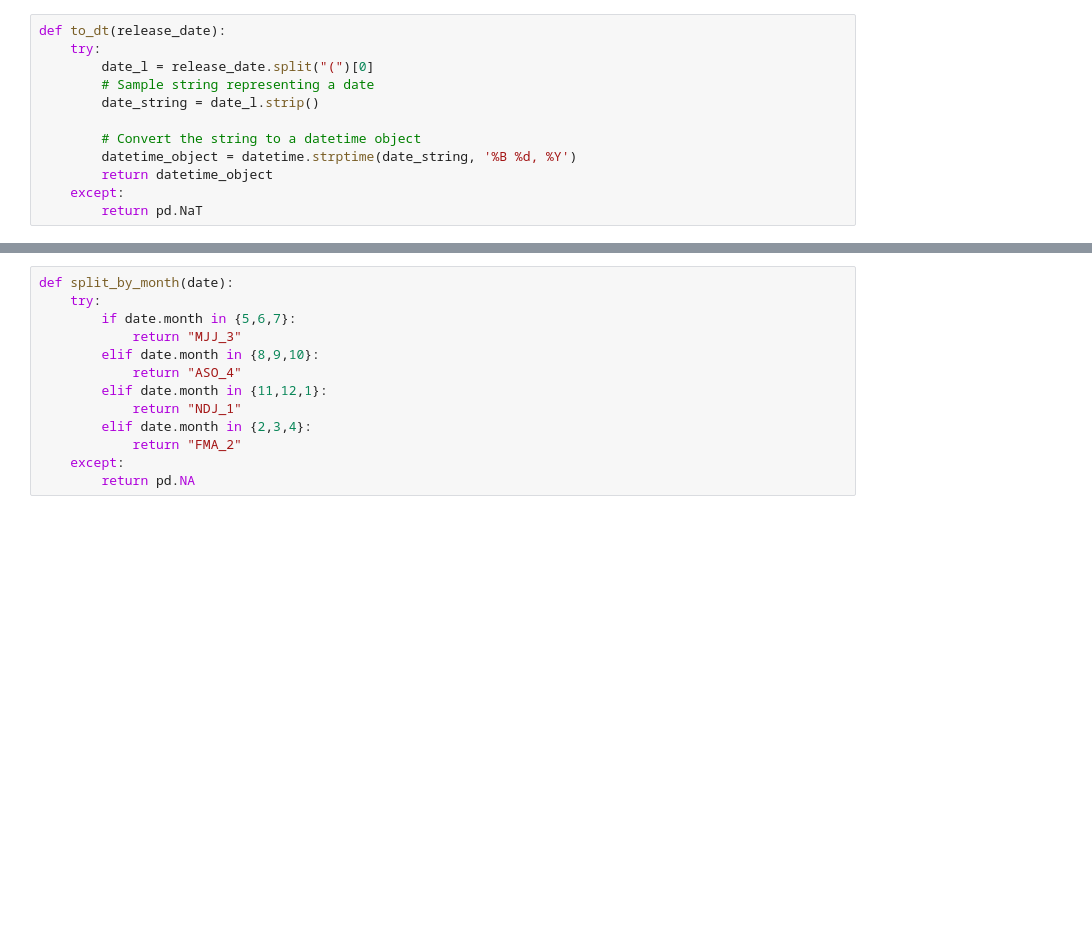
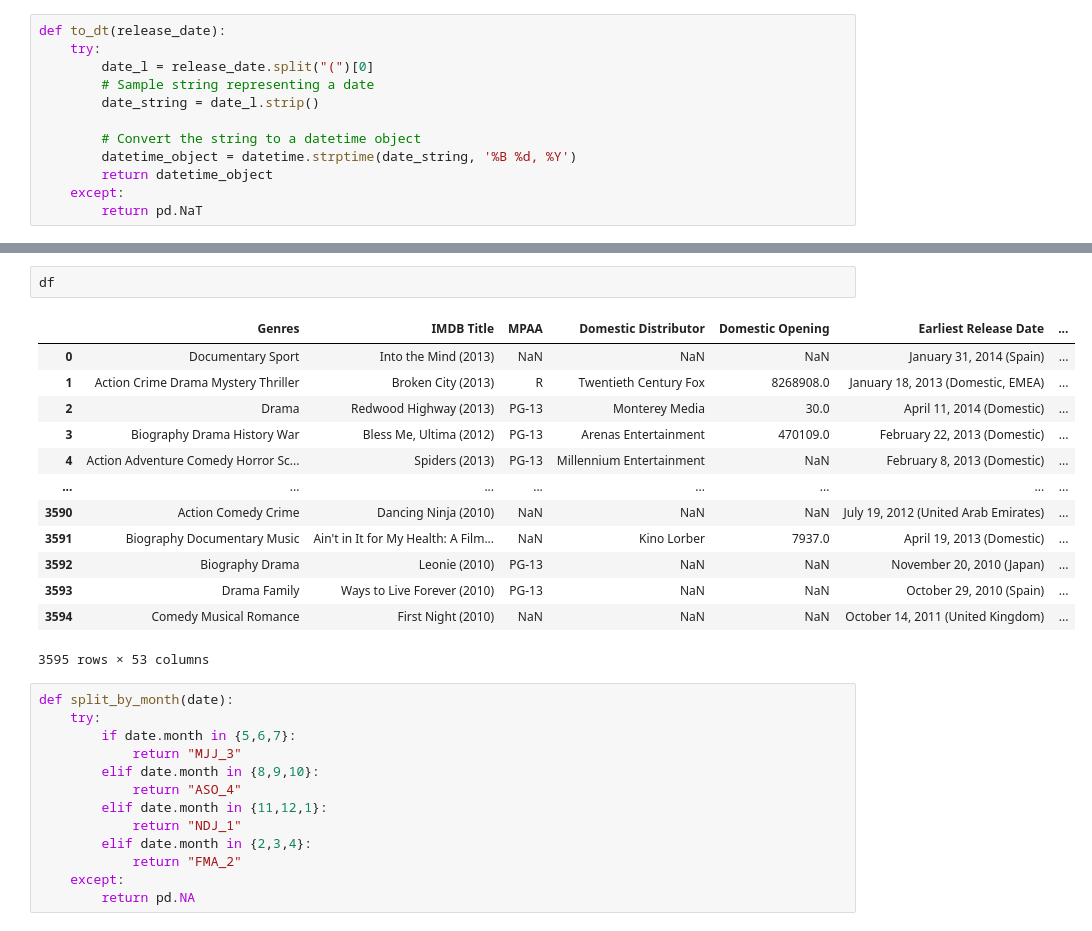
Before and after one commit to samob917/en553.602.FA23, a Jupyter notebook: 3. Data Preparation/3.3 Construct Data/add_holidays_and_seasons.ipynb, the cells around one changed output, grey strips where cells are left out. Cells and saved outputs as stored; diff of their text form; blank space fills up the shorter version.

```diff
--- a/3. Data Preparation/3.3 Construct Data/add_holidays_and_seasons.ipynb
+++ b/3. Data Preparation/3.3 Construct Data/add_holidays_and_seasons.ipynb
@@ -44,6 +44,22 @@ for date in df["US Release Date"]:
 2013-03-22 00:00:00+00:00
 2013-07-19 00:00:00+00:00
 2013-05-03 00:00:00+00:00
+# %%
+df
+# %% [output]
+|  | Genres | IMDB Title | MPAA | Domestic Distributor | Domestic Opening | Earliest Release Date | ... |
+| 0 | Documentary Sport | Into the Mind (2013) | NaN | NaN | NaN | January 31, 2014 (Spain) | ... |
+| 1 | Action Crime Drama Mystery Thriller | Broken City (2013) | R | Twentieth Century Fox | 8268908.0 | January 18, 2013 (Domestic, EMEA) | ... |
+| 2 | Drama | Redwood Highway (2013) | PG-13 | Monterey Media | 30.0 | April 11, 2014 (Domestic) | ... |
+| 3 | Biography Drama History War | Bless Me, Ultima (2012) | PG-13 | Arenas Entertainment | 470109.0 | February 22, 2013 (Domestic) | ... |
+| 4 | Action Adventure Comedy Horror Sc... | Spiders (2013) | PG-13 | Millennium Entertainment | NaN | February 8, 2013 (Domestic) | ... |
+| ... | ... | ... | ... | ... | ... | ... | ... |
+| 3590 | Action Comedy Crime | Dancing Ninja (2010) | NaN | NaN | NaN | July 19, 2012 (United Arab Emirates) | ... |
+| 3591 | Biography Documentary Music | Ain't in It for My Health: A Film... | NaN | Kino Lorber | 7937.0 | April 19, 2013 (Domestic) | ... |
+| 3592 | Biography Drama | Leonie (2010) | PG-13 | NaN | NaN | November 20, 2010 (Japan) | ... |
+| 3593 | Drama Family | Ways to Live Forever (2010) | PG-13 | NaN | NaN | October 29, 2010 (Spain) | ... |
+| 3594 | Comedy Musical Romance | First Night (2010) | NaN | NaN | NaN | October 14, 2011 (United Kingdom) | ... |
+3595 rows × 53 columns
 # %%
 def split_by_month(date):
     try:
```
Also changed, not shown: parts of 4 cells of this notebook, 1 other file.
